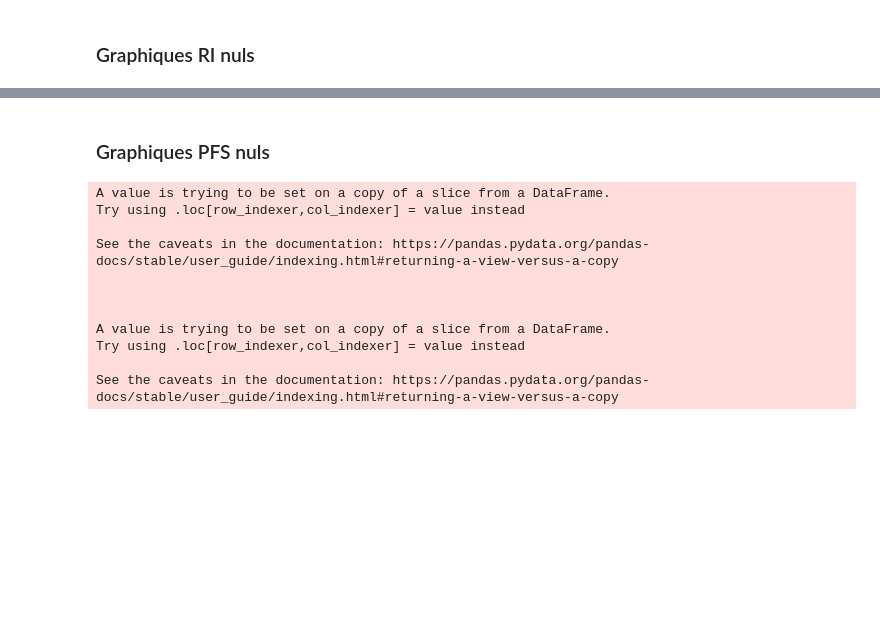
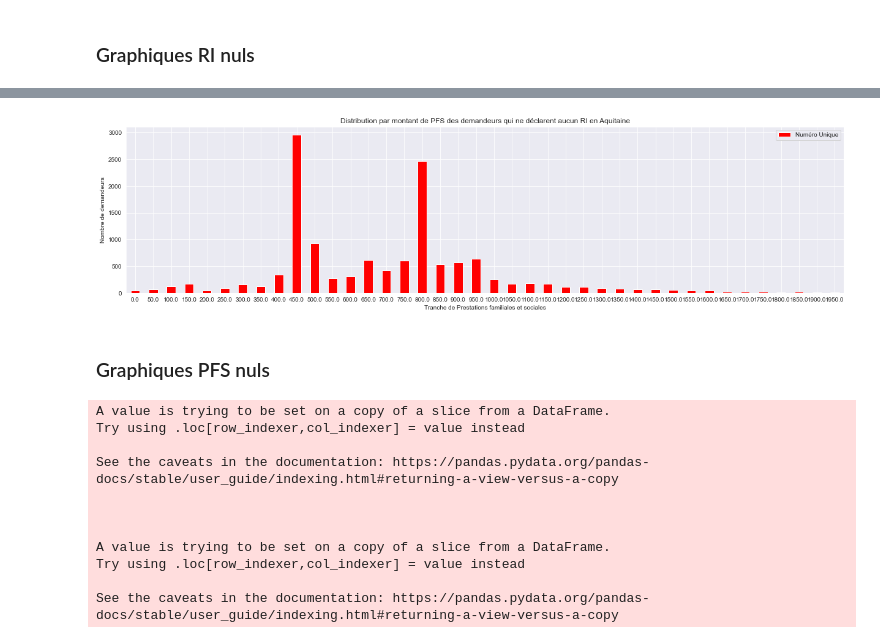
Before and after one commit to cmllbll/Social-Housing-in-France, a Jupyter notebook: Tableaux.ipynb, the cells around one changed output, grey strips where cells are left out. Cells and saved outputs as stored; diff of their text form; code cells hidden in the pictures; blank space fills up the shorter version.

```diff
--- a/Tableaux.ipynb
+++ b/Tableaux.ipynb
@@ -210,5 +630,5 @@ ri['Numéro Unique'].sum()
 # %%
 ri=ri.reset_index()
 # %%
-ri['Numéro Unique']=(ri['Numéro Unique']/14545)*100
+#ri['Numéro Unique']=(ri['Numéro Unique']/16637)*100
 ri
@@ -217,3 +657,5 @@ ri['Numéro Unique'].sum()
 # %%
- ax = ri.plot.bar(x='Tranches de PFS', y='Numéro Unique', xlabel='Tranche de Prestations sociales et financières', ylabel= "Pourcentage de demandeurs", title= 'Distribution par montant de PFS des demandeurs qui ne déclarent aucun RI', rot=0, figsize=(25,5), color='red')
+ ax = ri.plot.bar(x='Tranches de PFS', y='Numéro Unique', xlabel='Tranche de Prestations familiales et sociales', ylabel= "Nombre de demandeurs", title= 'Distribution par montant de PFS des demandeurs qui ne déclarent aucun RI en Aquitaine', rot=0, figsize=(21,5), color='red')
+# %% [output]
+[figure, added]
 # %%
```
Also changed, not shown: parts of 52 cells of this notebook, 2 other files.
